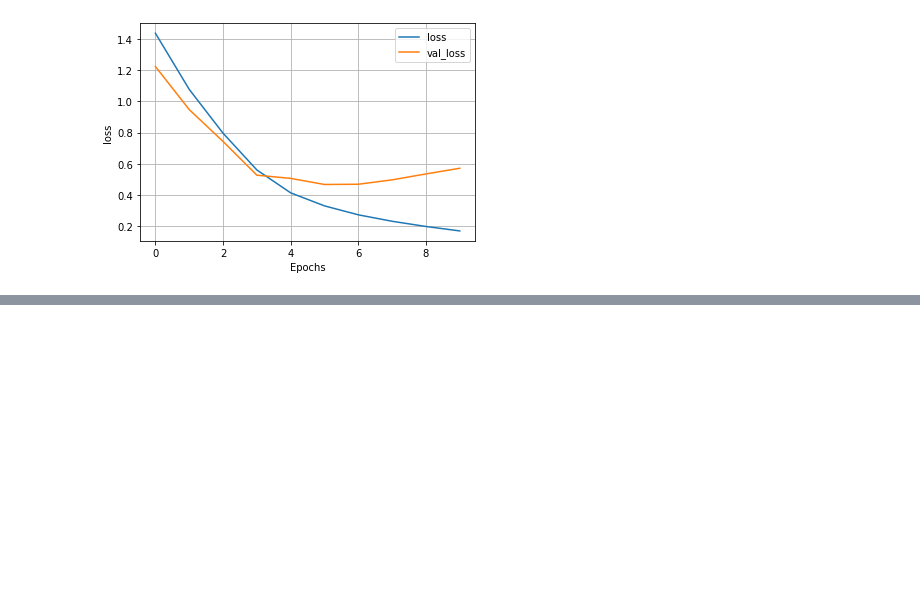
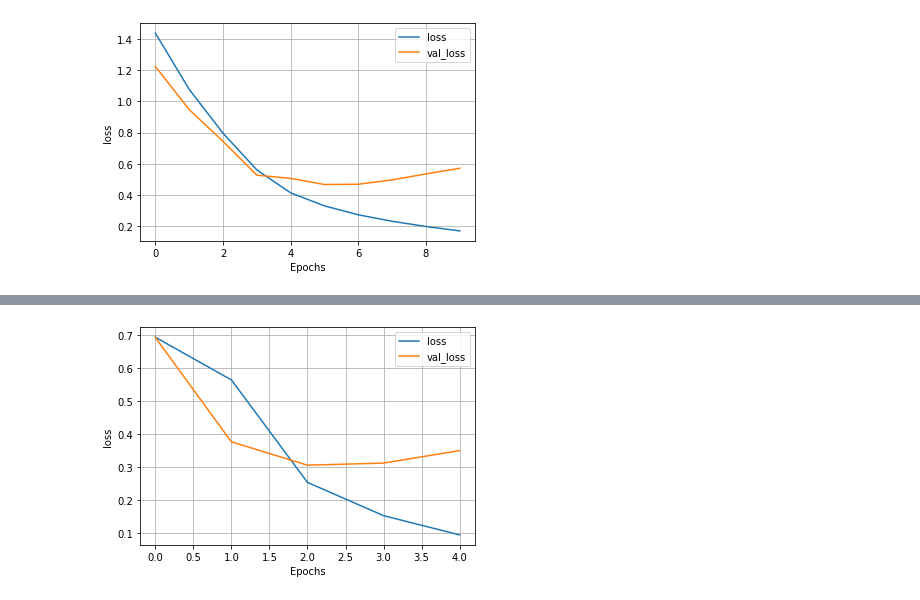
Before and after one commit to naitik-dodia/Sentiment_Analysis, a Jupyter notebook: SentimentAnalysis.ipynb, the cells around one changed output, grey strips where cells are left out. Saved outputs shown, nothing was run; the diff lists cells and outputs as text; code cells hidden in the pictures; blank space fills up the shorter version.

```diff
--- a/SentimentAnalysis.ipynb
+++ b/SentimentAnalysis.ipynb
@@ -258,0 +336,4 @@ plot_graphs(gru_history, 'loss')
+# %%
+plot_graphs(cnn_history, 'loss')
+# %% [output]
+[figure, added]
```
Also changed, not shown: parts of 14 cells of this notebook.
